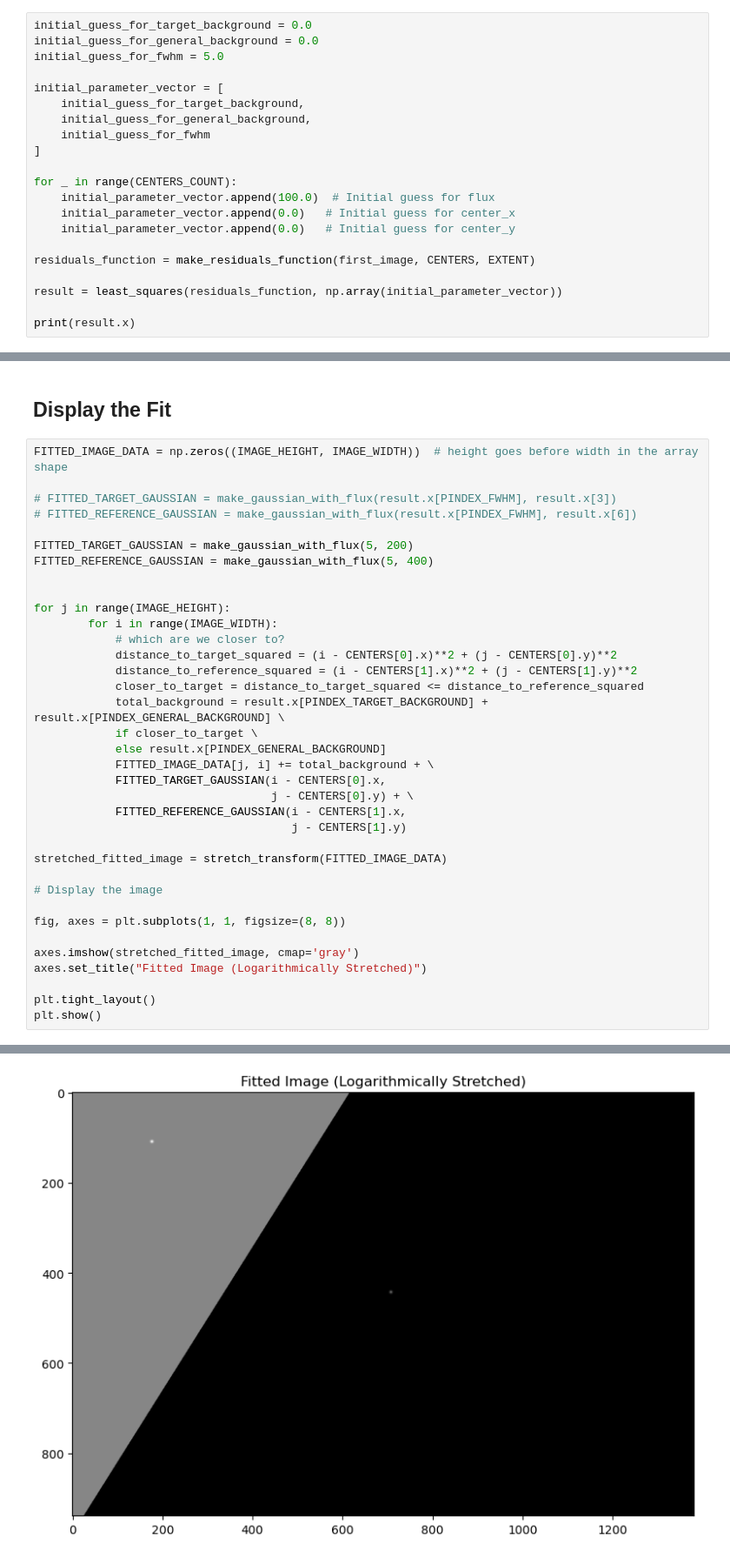
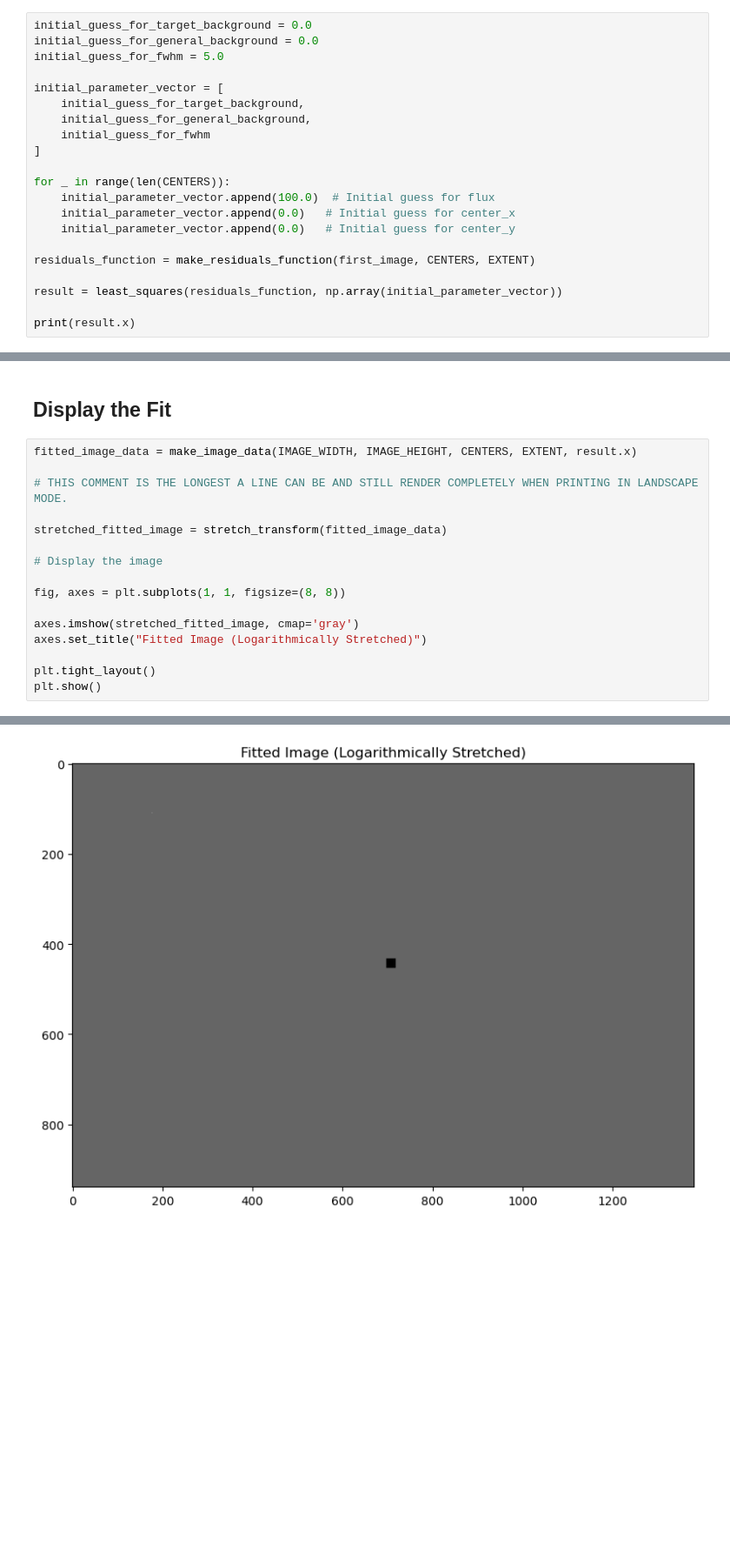
Before and after one commit to brianhill/supernova-observation, a Jupyter notebook: analyses/ZTF24aahgqwk/ZTF24aahgqwk-light_curve.ipynb, the cells around one changed output, grey strips where cells are left out. Shown at 87% size. Cells and saved outputs as stored; diff of their text form; blank space fills up the shorter version.

Commit message:
Display of fitted images are working, but fits of test and real data are now BOTH crapola.

```diff
--- a/analyses/ZTF24aahgqwk/ZTF24aahgqwk-light_curve.ipynb
+++ b/analyses/ZTF24aahgqwk/ZTF24aahgqwk-light_curve.ipynb
@@ -381,7 +404,7 @@ initial_parameter_vector = [
     initial_guess_for_fwhm
 ]
 
-for _ in range(CENTERS_COUNT):
+for _ in range(len(CENTERS)):
     initial_parameter_vector.append(100.0)  # Initial guess for flux
     initial_parameter_vector.append(0.0)   # Initial guess for center_x
     initial_parameter_vector.append(0.0)   # Initial guess for center_y
@@ -398,31 +421,11 @@ print(result.x)
 # %% [markdown]
 ## Display the Fit
 # %%
-FITTED_IMAGE_DATA = np.zeros((IMAGE_HEIGHT, IMAGE_WIDTH))  # height goes before width in the array shape
+fitted_image_data = make_image_data(IMAGE_WIDTH, IMAGE_HEIGHT, CENTERS, EXTENT, result.x)
 
-# FITTED_TARGET_GAUSSIAN = make_gaussian_with_flux(result.x[PINDEX_FWHM], result.x[3])
-# FITTED_REFERENCE_GAUSSIAN = make_gaussian_with_flux(result.x[PINDEX_FWHM], result.x[6])
+# THIS COMMENT IS THE LONGEST A LINE CAN BE AND STILL RENDER COMPLETELY WHEN PRINTING IN LANDSCAPE MODE.
 
-FITTED_TARGET_GAUSSIAN = make_gaussian_with_flux(5, 200)
-FITTED_REFERENCE_GAUSSIAN = make_gaussian_with_flux(5, 400)
-
-
-for j in range(IMAGE_HEIGHT):
-        for i in range(IMAGE_WIDTH):
-            # which are we closer to?
-            distance_to_target_squared = (i - CENTERS[0].x)**2 + (j - CENTERS[0].y)**2
-            distance_to_reference_squared = (i - CENTERS[1].x)**2 + (j - CENTERS[1].y)**2
-            closer_to_target = distance_to_target_squared <= distance_to_reference_squared
-            total_background = result.x[PINDEX_TARGET_BACKGROUND] + result.x[PINDEX_GENERAL_BACKGROUND] \
-            if closer_to_target \
-            else result.x[PINDEX_GENERAL_BACKGROUND]
-            FITTED_IMAGE_DATA[j, i] += total_background + \
-            FITTED_TARGET_GAUSSIAN(i - CENTERS[0].x,
-                                   j - CENTERS[0].y) + \
-            FITTED_REFERENCE_GAUSSIAN(i - CENTERS[1].x,
-                                      j - CENTERS[1].y)
-
-stretched_fitted_image = stretch_transform(FITTED_IMAGE_DATA)
+stretched_fitted_image = stretch_transform(fitted_image_data)
 
 # Display the image
 
@@ -437,4 +442,4 @@ plt.show()
-[figure, old version]
+[figure, new version]
 # %%
 result.x[PINDEX_FWHM]
 # %% [output]
```
Also changed, not shown: parts of 12 cells of this notebook.
